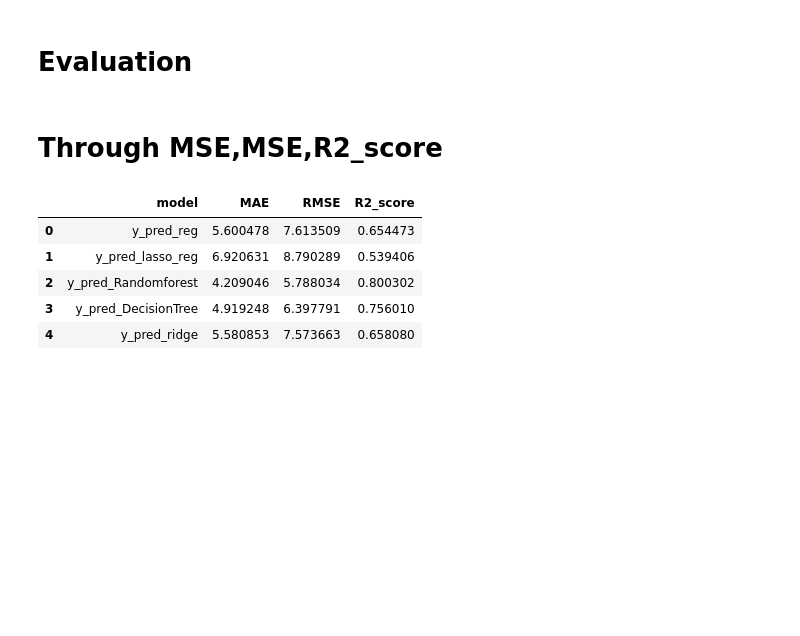
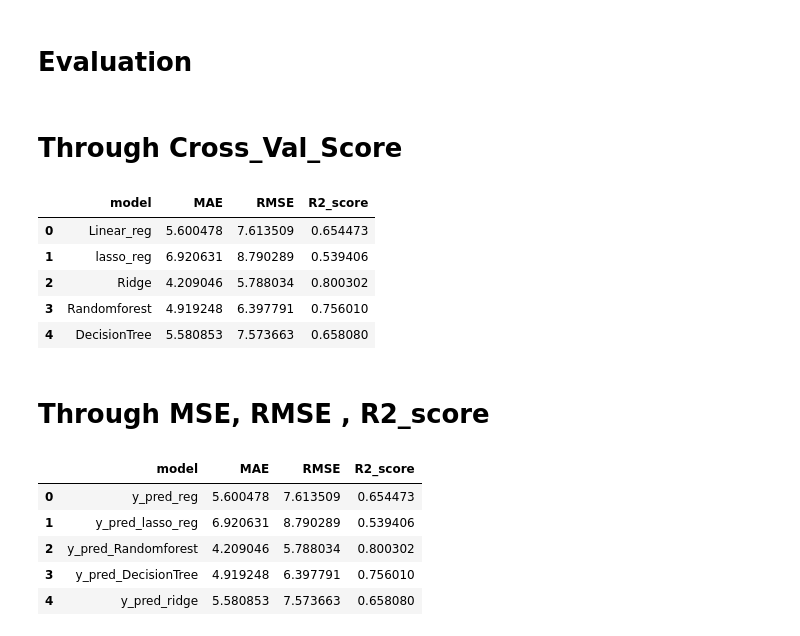
Before and after one commit to Rahul107213/Machine-Learning-Project, a Jupyter notebook: Housing Price Prediction.ipynb, the cells around one changed output. Cells and saved outputs as stored; diff of their text form; code cells hidden in the pictures; blank space fills up the shorter version.

```diff
--- a/Housing Price Prediction.ipynb
+++ b/Housing Price Prediction.ipynb
@@ -267,6 +277,58 @@ array([49.907     , 37.793     , 47.99233333, 33.885     , 25.011     ,
 # %% [markdown]
 # Evaluation
 # %% [markdown]
-# Through MSE,MSE,R2_score
+# Through Cross_Val_Score
 # %%
-from sklearn.metrics import mean_absolute_error,mean_squared_error,r2_score
+models = {
+    "Linear": LinearRegression(),
+    "Lasso": linear_model.Lasso(alpha = 50 , max_iter= 100,tol = 0.1),
+    "Ridge": Ridge(alpha = 50 , max_iter= 100,tol = 0.1),
+    "RandomForest": RandomForestRegressor(random_state=42),
+    "Decisiontree": DecisionTreeRegressor(max_depth=5)
+}
+from sklearn.model_selection import cross_val_score
+
+mse = []
+rmse = []
+r2 = []
+
+for name, model in models.items():
+
+    mse_score = -cross_val_score(
+        model, X, y,
+        cv=5,
+        scoring='neg_mean_squared_error'
+    ).mean()
+
+    rmse_score = -cross_val_score(
+        model, X, y,
+        cv=5,
+        scoring='neg_root_mean_squared_error'
+    ).mean()
+
+    r2_score_cv = cross_val_score(
+        model, X, y,
+        cv=5,
+        scoring='r2'
+    ).mean()
+
+    mse.append(mse_score)
+    rmse.append(rmse_score)
+    r2.append(r2_score_cv)
+# %%
+evaluation = pd.DataFrame({
+    "model" : ["Linear_reg","lasso_reg","Ridge","Randomforest","DecisionTree"],
+    "MAE" : mae,
+    "RMSE" : rmse,
+    "R2_score" : r2,
+})
+evaluation.head()
+# %% [output]
+|  | model | MAE | RMSE | R2_score |
+| 0 | Linear_reg | 5.600478 | 7.613509 | 0.654473 |
+| 1 | lasso_reg | 6.920631 | 8.790289 | 0.539406 |
+| 2 | Ridge | 4.209046 | 5.788034 | 0.800302 |
+| 3 | Randomforest | 4.919248 | 6.397791 | 0.756010 |
+| 4 | DecisionTree | 5.580853 | 7.573663 | 0.658080 |
+# %% [markdown]
+# Through MSE, RMSE , R2_score
```
Also changed, not shown: parts of 6 cells of this notebook.
